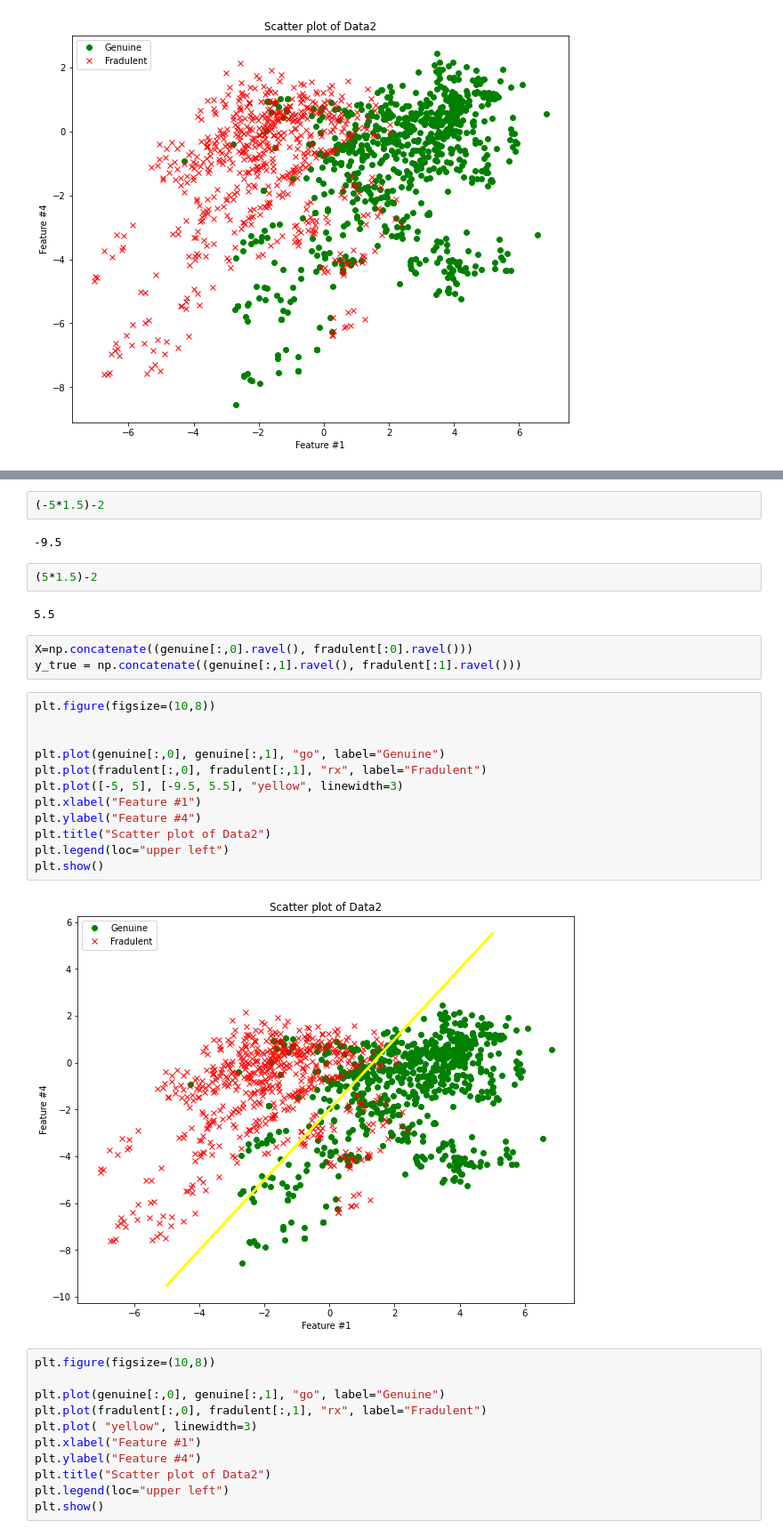
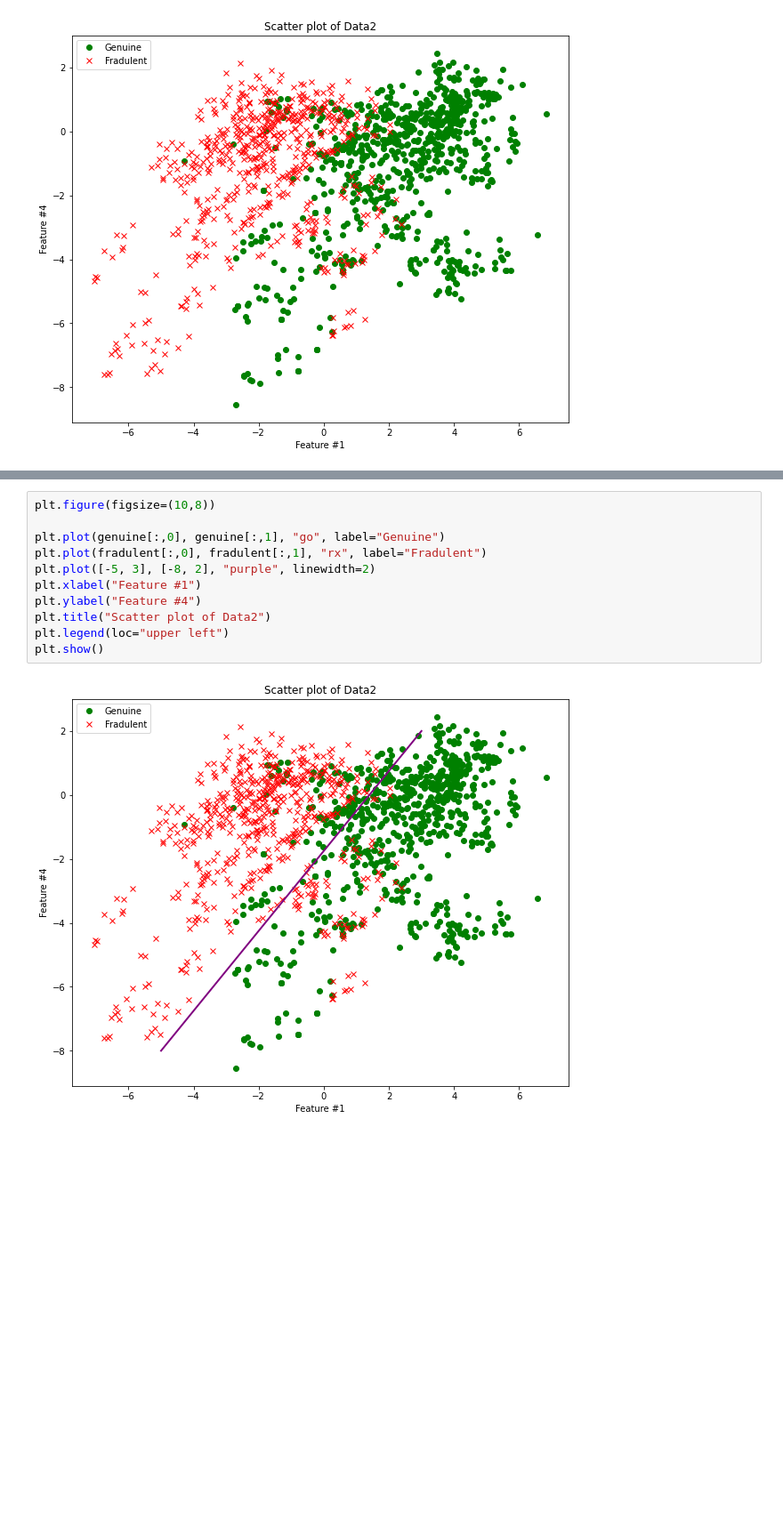
Before and after one commit to IkhlasAhmad1998/StartingPython, a Jupyter notebook: Assignment.ipynb, the cells around one changed output, grey strips where cells are left out. Shown at 89% size. Cells and saved outputs as stored; diff of their text form; blank space fills up the shorter version.

```diff
--- a/Assignment.ipynb
+++ b/Assignment.ipynb
@@ -177,36 +169,13 @@ def mean_squared_error(y_true, y_pred):
-# %%
-(-5*1.5)-2
-# %% [output]
--9.5
-# %%
-(5*1.5)-2
-# %% [output]
-5.5
-# %%
-X=np.concatenate((genuine[:,0].ravel(), fradulent[:0].ravel()))
-y_true = np.concatenate((genuine[:,1].ravel(), fradulent[:1].ravel()))
-# %%
-plt.figure(figsize=(10,8))
-
-
-plt.plot(genuine[:,0], genuine[:,1], "go", label="Genuine")
-plt.plot(fradulent[:,0], fradulent[:,1], "rx", label="Fradulent")
-plt.plot([-5, 5], [-9.5, 5.5], "yellow", linewidth=3)
-plt.xlabel("Feature #1")
-plt.ylabel("Feature #4")
-plt.title("Scatter plot of Data2")
-plt.legend(loc="upper left")
-plt.show()
-# %% [output]
-[figure, removed]
-# %%
-plt.figure(figsize=(10,8))
-
-plt.plot(genuine[:,0], genuine[:,1], "go", label="Genuine")
-plt.plot(fradulent[:,0], fradulent[:,1], "rx", label="Fradulent")
-plt.plot( "yellow", linewidth=3)
-plt.xlabel("Feature #1")
-plt.ylabel("Feature #4")
-plt.title("Scatter plot of Data2")
-plt.legend(loc="upper left")
-plt.show()
+# %%
+plt.figure(figsize=(10,8))
+
+plt.plot(genuine[:,0], genuine[:,1], "go", label="Genuine")
+plt.plot(fradulent[:,0], fradulent[:,1], "rx", label="Fradulent")
+plt.plot([-5, 3], [-8, 2], "purple", linewidth=2)
+plt.xlabel("Feature #1")
+plt.ylabel("Feature #4")
+plt.title("Scatter plot of Data2")
+plt.legend(loc="upper left")
+plt.show()
+# %% [output]
+[figure, added]
```
Also changed, not shown: parts of 12 cells of this notebook.
